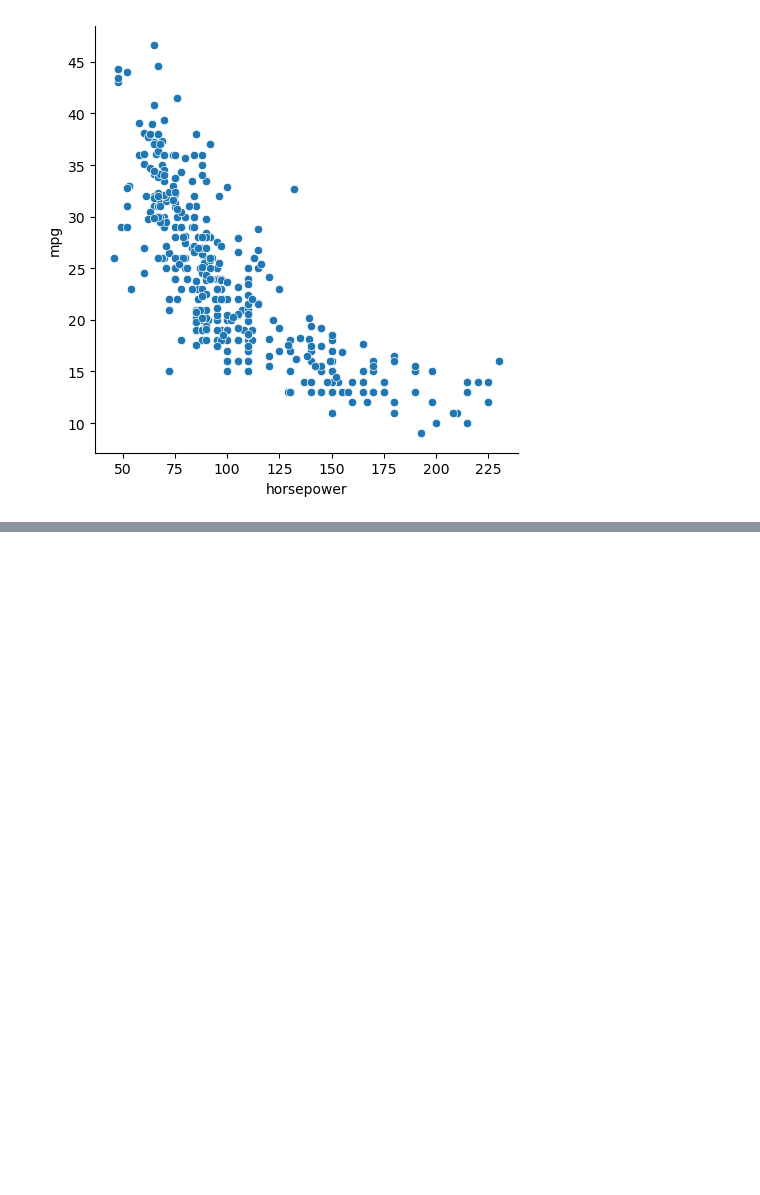
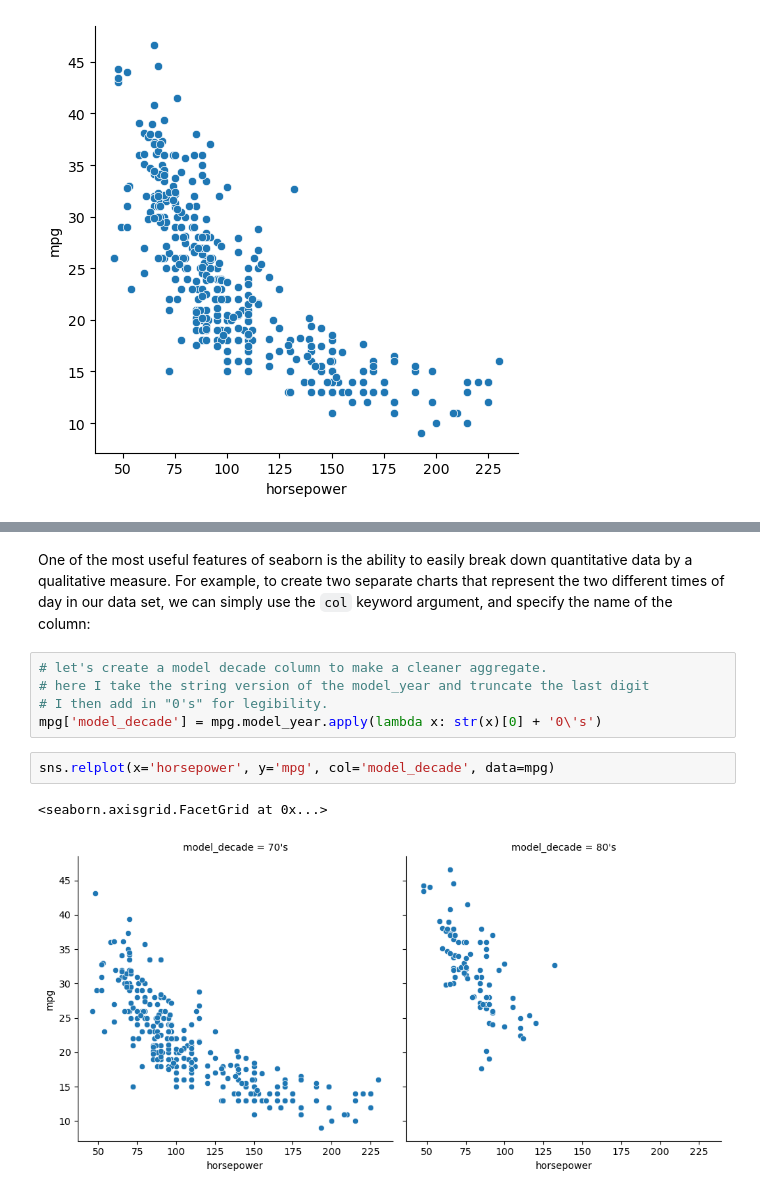
Before and after one commit to RichardAlcabes22/codeup_review, a Jupyter notebook: 3-data_science_libraries/06_Seasborn.ipynb, the cells around one changed output, grey strips where cells are left out. Drawn from its saved outputs; the diff is of its cells as text; blank space fills up the shorter version.

```diff
--- a/3-data_science_libraries/06_Seasborn.ipynb
+++ b/3-data_science_libraries/06_Seasborn.ipynb
@@ -57,0 +68,12 @@ sns.relplot(x='horsepower',y='mpg',data=mpg)
+# %% [markdown]
+One of the most useful features of seaborn is the ability to easily break down quantitative data by a qualitative measure. For example, to create two separate charts that represent the two different times of day in our data set, we can simply use the `col` keyword argument, and specify the name of the column:
+# %%
+# let's create a model decade column to make a cleaner aggregate.
+# here I take the string version of the model_year and truncate the last digit
+# I then add in "0's" for legibility.
+mpg['model_decade'] = mpg.model_year.apply(lambda x: str(x)[0] + '0\'s')
+# %%
+sns.relplot(x='horsepower', y='mpg', col='model_decade', data=mpg)
+# %% [output]
+<seaborn.axisgrid.FacetGrid at 0x...>
+[figure, added]
```
Also changed, not shown: parts of 2 cells of this notebook.
